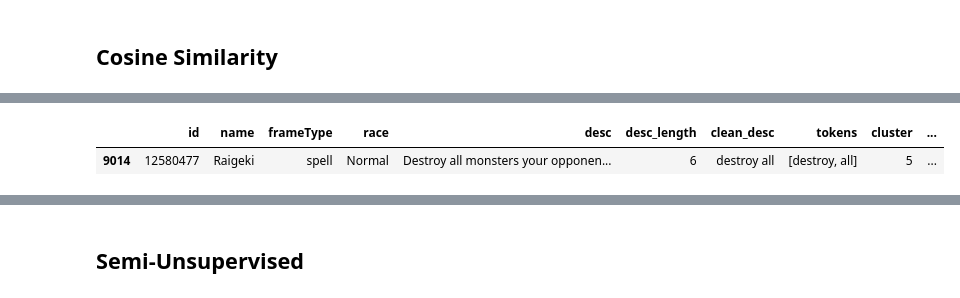
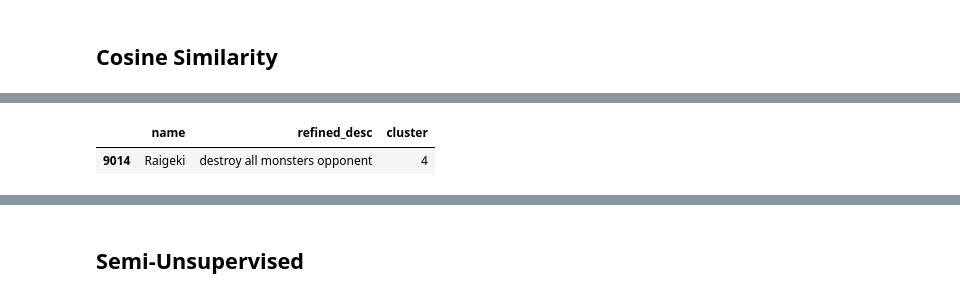
Before and after one commit to Baldaric/yugioh-cluster, a Jupyter notebook: Yugioh_class.ipynb, the cells around one changed output, grey strips where cells are left out. Saved outputs shown, nothing was run; the diff lists cells and outputs as text; code cells hidden in the pictures.

```diff
--- a/Yugioh_class.ipynb
+++ b/Yugioh_class.ipynb
@@ -197,5 +183,18 @@ df2[['desc', 'clean_desc']].head()
+# %%
+def refine_card_description(text):
+    text = text.lower()  # Convert to lowercase
+    text = re.sub(r"[^a-zA-Z0-9\s]", "", text)  # Remove special characters
+    words = text.split()
+
+    # Remove stopwords but keep game-related words
+    filtered_text = " ".join([word for word in words if word not in custom_stopwords])
+
+    return filtered_text
+# %%
+# Apply the improved function to the dataset
+df2['refined_desc'] = df2['desc'].apply(refine_card_description)
 # %% [markdown]
 ## Making Tokens by Splitting it using Space
 # %%
-df2['tokens'] = df2['clean_desc'].apply(lambda x: x.split())
+df2['tokens'] = df2['refined_desc'].apply(lambda x: x.split())
 # %%
@@ -229,7 +226,7 @@ df2[['tokens','clean_desc']].head()
 sbert_model = SentenceTransformer('all-MiniLM-L6-v2')
 
 # Convert card descriptions into embeddings
-sentence_embeddings = sbert_model.encode(df2['clean_desc'], show_progress_bar=True)
+sentence_embeddings = sbert_model.encode(df2['refined_desc'], show_progress_bar=True)
 
 # Convert embeddings to a NumPy array
 sentence_embeddings = np.array(sentence_embeddings)
@@ -300,6 +306,6 @@ df2[df2['name']=='Thunder King, the Lightningstrike Kaiju']
 # %%
-df2[df2['name']=="Raigeki"]
+df2[df2['name'] == "Raigeki"][['name', 'refined_desc', 'cluster']]
 # %% [output]
-|  | id | name | frameType | race | desc | desc_length | clean_desc | tokens | cluster | ... |
-| 9014 | 12580477 | Raigeki | spell | Normal | Destroy all monsters your opponen... | 6 | destroy all | [destroy, all] | 5 | ... |
+|  | name | refined_desc | cluster |
+| 9014 | Raigeki | destroy all monsters opponent | 4 |
 # %%
```
Also changed, not shown: parts of 37 cells of this notebook, 4 other files.
